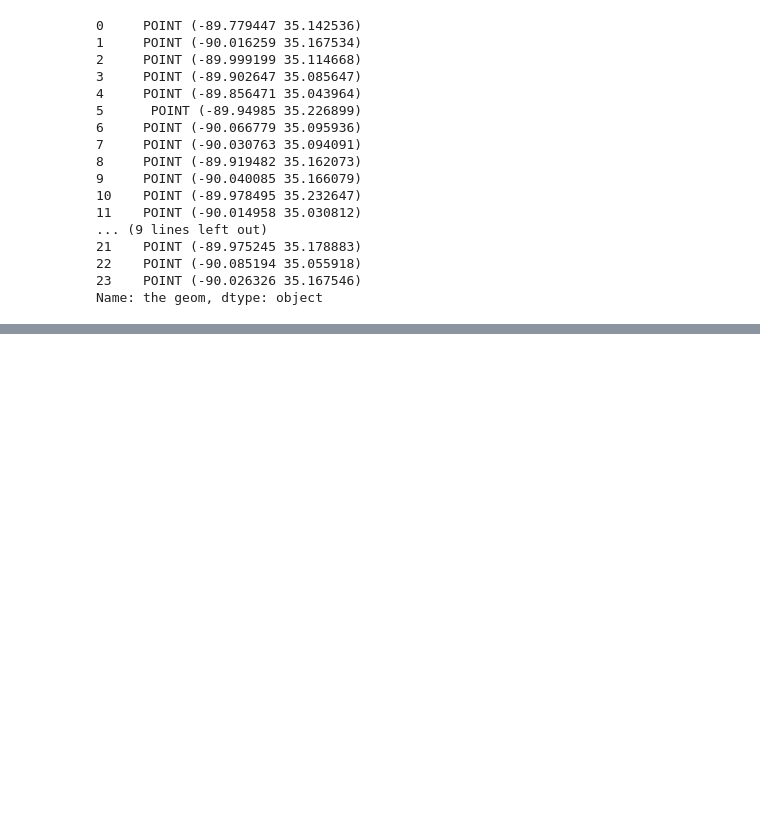
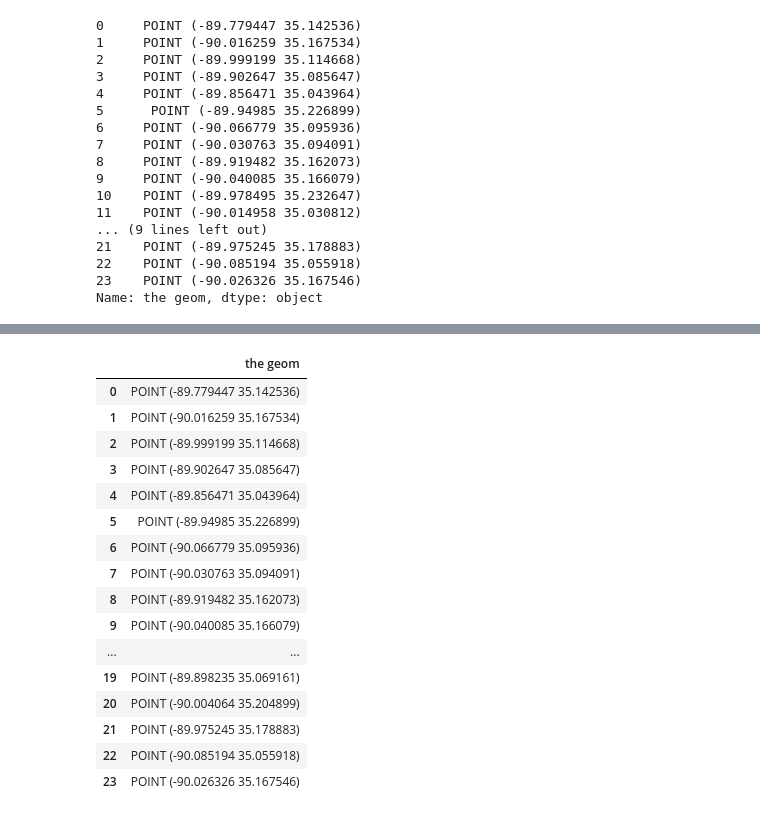
Before and after one commit to cynthiaWEpicCoder/M3, a Jupyter notebook: unpack.ipynb, the cells around one changed output, grey strips where cells are left out. Drawn from its saved outputs; the diff is of its cells as text; code cells hidden in the pictures; blank space fills up the shorter version.

```diff
--- a/unpack.ipynb
+++ b/unpack.ipynb
@@ -91,0 +109,20 @@ IndexingError: Too many indexers
+# %%
+community_cen_df
+# %% [output]
+|  | the geom |
+| 0 | POINT (-89.779447 35.142536) |
+| 1 | POINT (-90.016259 35.167534) |
+| 2 | POINT (-89.999199 35.114668) |
+| 3 | POINT (-89.902647 35.085647) |
+| 4 | POINT (-89.856471 35.043964) |
+| 5 | POINT (-89.94985 35.226899) |
+| 6 | POINT (-90.066779 35.095936) |
+| 7 | POINT (-90.030763 35.094091) |
+| 8 | POINT (-89.919482 35.162073) |
+| 9 | POINT (-90.040085 35.166079) |
+| ... | ... |
+| 19 | POINT (-89.898235 35.069161) |
+| 20 | POINT (-90.004064 35.204899) |
+| 21 | POINT (-89.975245 35.178883) |
+| 22 | POINT (-90.085194 35.055918) |
+| 23 | POINT (-90.026326 35.167546) |
```
Also changed, not shown: parts of 4 cells of this notebook, 1 other file.
